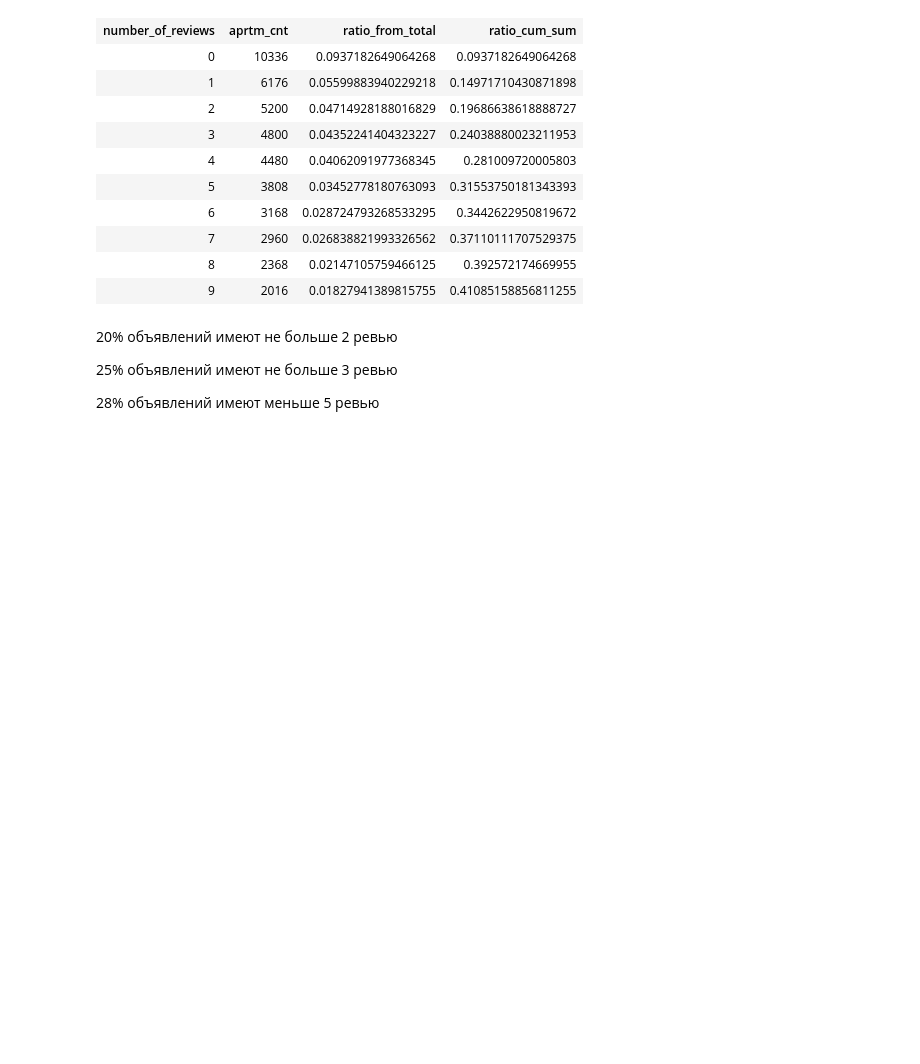
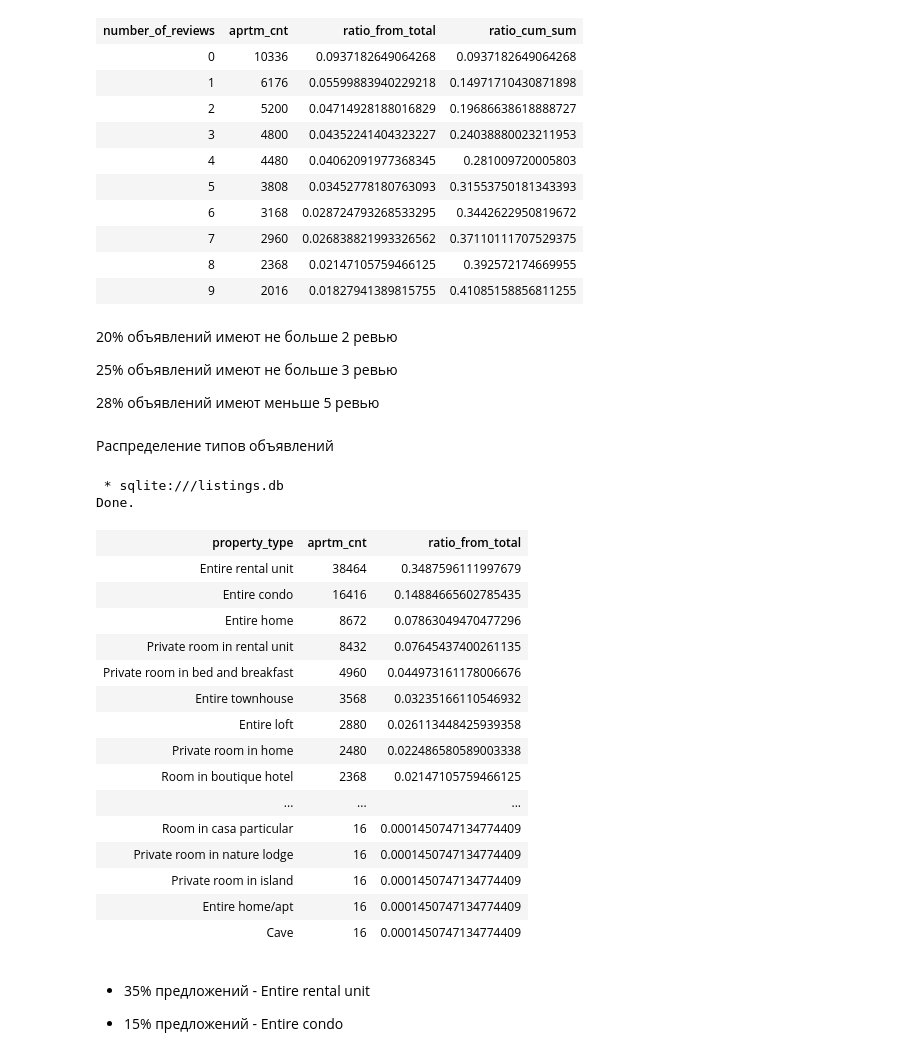
Before and after one commit to SergeyPishchulov/Analytics, a Jupyter notebook: SQL/airbnb/airbnb.ipynb, the cells around one changed output. Saved outputs shown, nothing was run; the diff lists cells and outputs as text; code cells hidden in the pictures; blank space fills up the shorter version.

Commit message:
airbnb types distribution

```diff
--- a/SQL/airbnb/airbnb.ipynb
+++ b/SQL/airbnb/airbnb.ipynb
@@ -243,3 +243,41 @@ Done.
 25% объявлений имеют не больше 3 ревью
 
 28% объявлений имеют меньше 5 ревью
+# %% [markdown]
+Распределение типов объявлений
+# %%
+%%sql
+
+WITH prop_type_distr
+AS
+(
+SELECT property_type, COUNT(*) as aprtm_cnt FROM listings
+GROUP BY property_type
+ORDER BY aprtm_cnt DESC
+)
+
+SELECT *, (aprtm_cnt+0.0)/(SUM(aprtm_cnt) OVER ()) as ratio_from_total
+FROM prop_type_distr
+# %% [output]
+ * sqlite:///listings.db
+Done.
+| property_type | aprtm_cnt | ratio_from_total |
+| Entire rental unit | 38464 | 0.3487596111997679 |
+| Entire condo | 16416 | 0.14884665602785435 |
+| Entire home | 8672 | 0.07863049470477296 |
+| Private room in rental unit | 8432 | 0.07645437400261135 |
+| Private room in bed and breakfast | 4960 | 0.044973161178006676 |
+| Entire townhouse | 3568 | 0.03235166110546932 |
+| Entire loft | 2880 | 0.026113448425939358 |
+| Private room in home | 2480 | 0.022486580589003338 |
+| Room in boutique hotel | 2368 | 0.02147105759466125 |
+| ... | ... | ... |
+| Room in casa particular | 16 | 0.0001450747134774409 |
+| Private room in nature lodge | 16 | 0.0001450747134774409 |
+| Private room in island | 16 | 0.0001450747134774409 |
+| Entire home/apt | 16 | 0.0001450747134774409 |
+| Cave | 16 | 0.0001450747134774409 |
+# %% [markdown]
+* 35% предложений - Entire rental unit
+
+* 15% предложений - Entire condo
```
